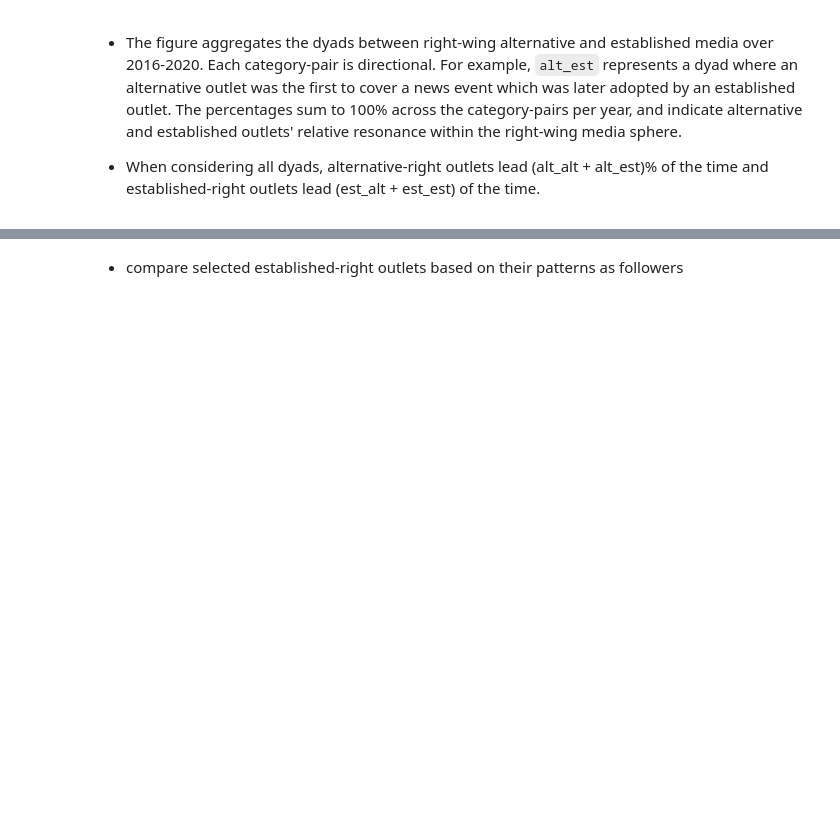
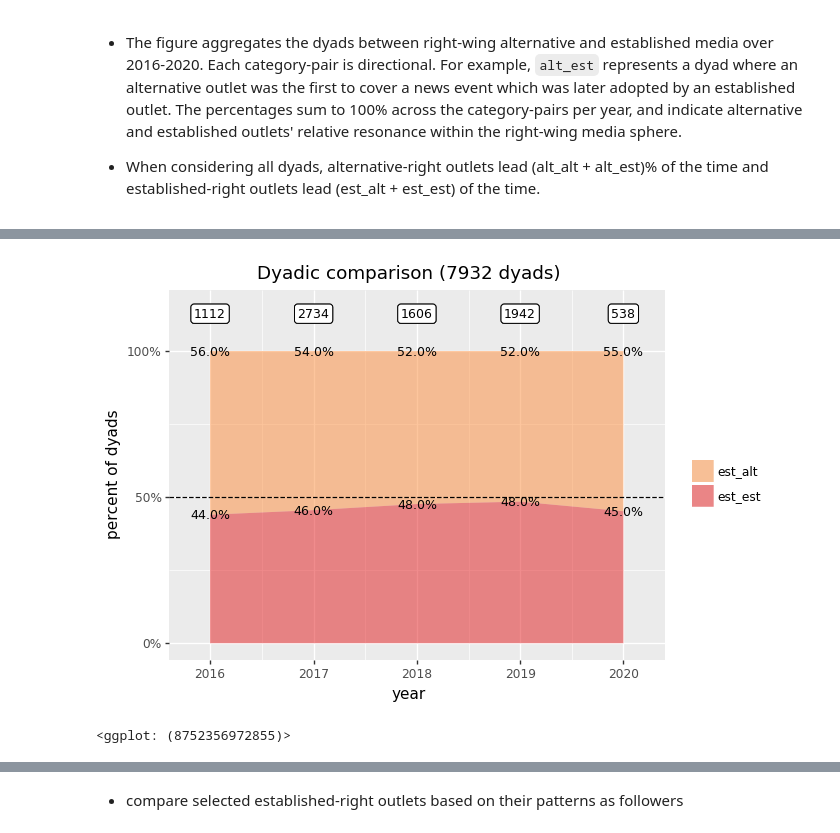
Before and after one commit to wlmwng/us-right-media, a Jupyter notebook: usrightmedia/code/09-analysis/01-newsevents-dyadic-comparison.ipynb, the cells around one changed output, grey strips where cells are left out. Cells and saved outputs as stored; diff of their text form; code cells hidden in the pictures; blank space fills up the shorter version.

```diff
--- a/usrightmedia/code/09-analysis/01-newsevents-dyadic-comparison.ipynb
+++ b/usrightmedia/code/09-analysis/01-newsevents-dyadic-comparison.ipynb
@@ -265,0 +322,5 @@ plot_filtered_yearly_dyadic_comparison(dyads_filtered,
+# %%
+p0
+# %% [output]
+[figure, added]
+<ggplot: (8752356972855)>
```
Also changed, not shown: parts of 23 cells of this notebook, 1 other file.
